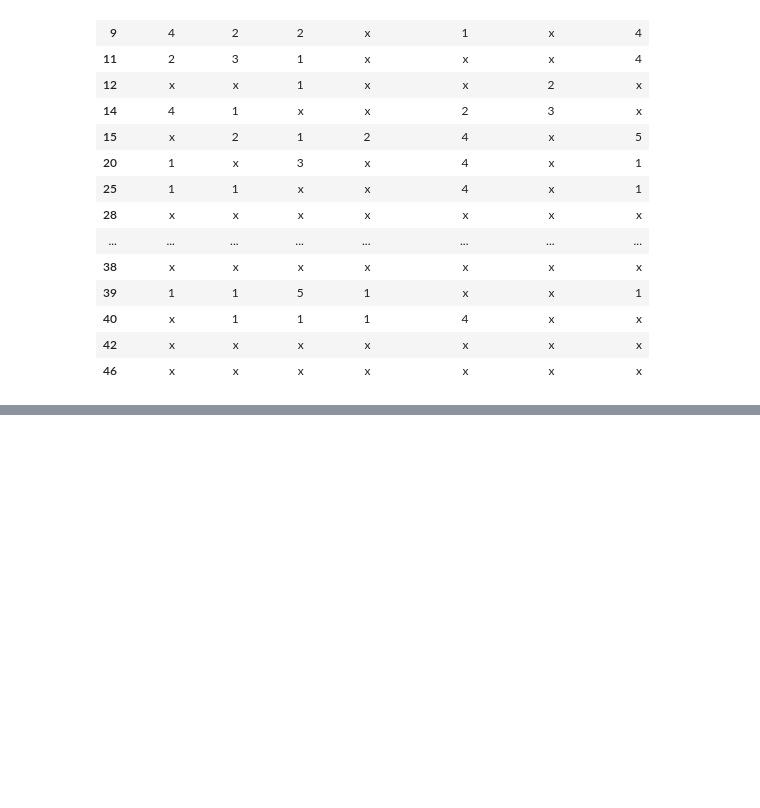
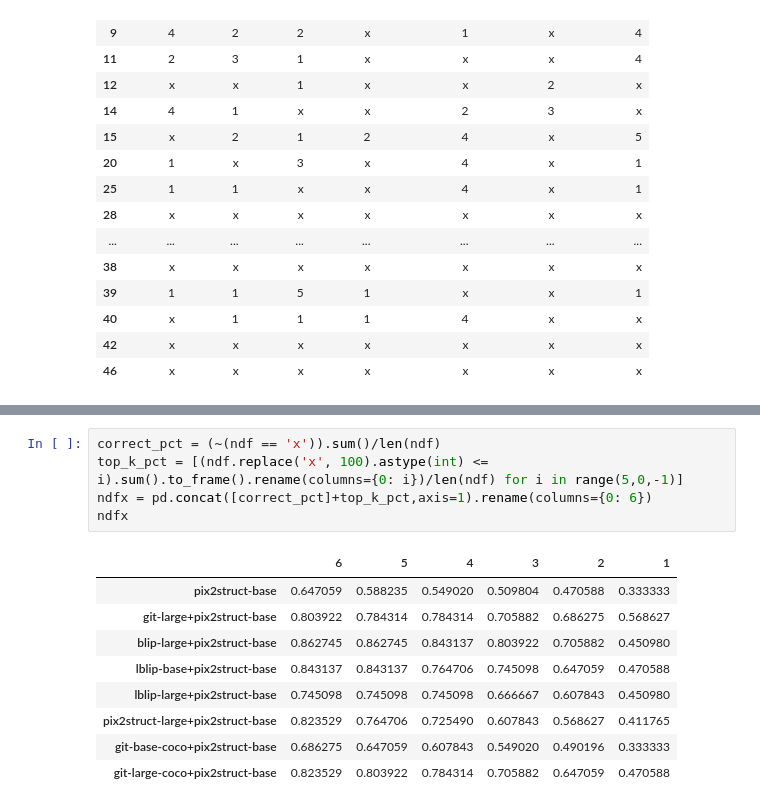
Before and after one commit to naormatania/cyber-ai, a Jupyter notebook: Image-Captioning/notebooks/Model comparison.ipynb, the cells around one changed output, grey strips where cells are left out. Cells and saved outputs as stored; diff of their text form; blank space fills up the shorter version.

```diff
--- a/Image-Captioning/notebooks/Model comparison.ipynb
+++ b/Image-Captioning/notebooks/Model comparison.ipynb
@@ -177,0 +112,15 @@ dtype: int64
+# %%
+correct_pct = (~(ndf == 'x')).sum()/len(ndf)
+top_k_pct = [(ndf.replace('x', 100).astype(int) <= i).sum().to_frame().rename(columns={0: i})/len(ndf) for i in range(5,0,-1)]
+ndfx = pd.concat([correct_pct]+top_k_pct,axis=1).rename(columns={0: 6})
+ndfx
+# %% [output]
+|  | 6 | 5 | 4 | 3 | 2 | 1 |
+| pix2struct-base | 0.647059 | 0.588235 | 0.549020 | 0.509804 | 0.470588 | 0.333333 |
+| git-large+pix2struct-base | 0.803922 | 0.784314 | 0.784314 | 0.705882 | 0.686275 | 0.568627 |
+| blip-large+pix2struct-base | 0.862745 | 0.862745 | 0.843137 | 0.803922 | 0.705882 | 0.450980 |
+| lblip-base+pix2struct-base | 0.843137 | 0.843137 | 0.764706 | 0.745098 | 0.647059 | 0.470588 |
+| lblip-large+pix2struct-base | 0.745098 | 0.745098 | 0.745098 | 0.666667 | 0.607843 | 0.450980 |
+| pix2struct-large+pix2struct-base | 0.823529 | 0.764706 | 0.725490 | 0.607843 | 0.568627 | 0.411765 |
+| git-base-coco+pix2struct-base | 0.686275 | 0.647059 | 0.607843 | 0.549020 | 0.490196 | 0.333333 |
+| git-large-coco+pix2struct-base | 0.823529 | 0.803922 | 0.784314 | 0.705882 | 0.647059 | 0.470588 |
```
Also changed, not shown: parts of 17 cells of this notebook, 1 other file.
